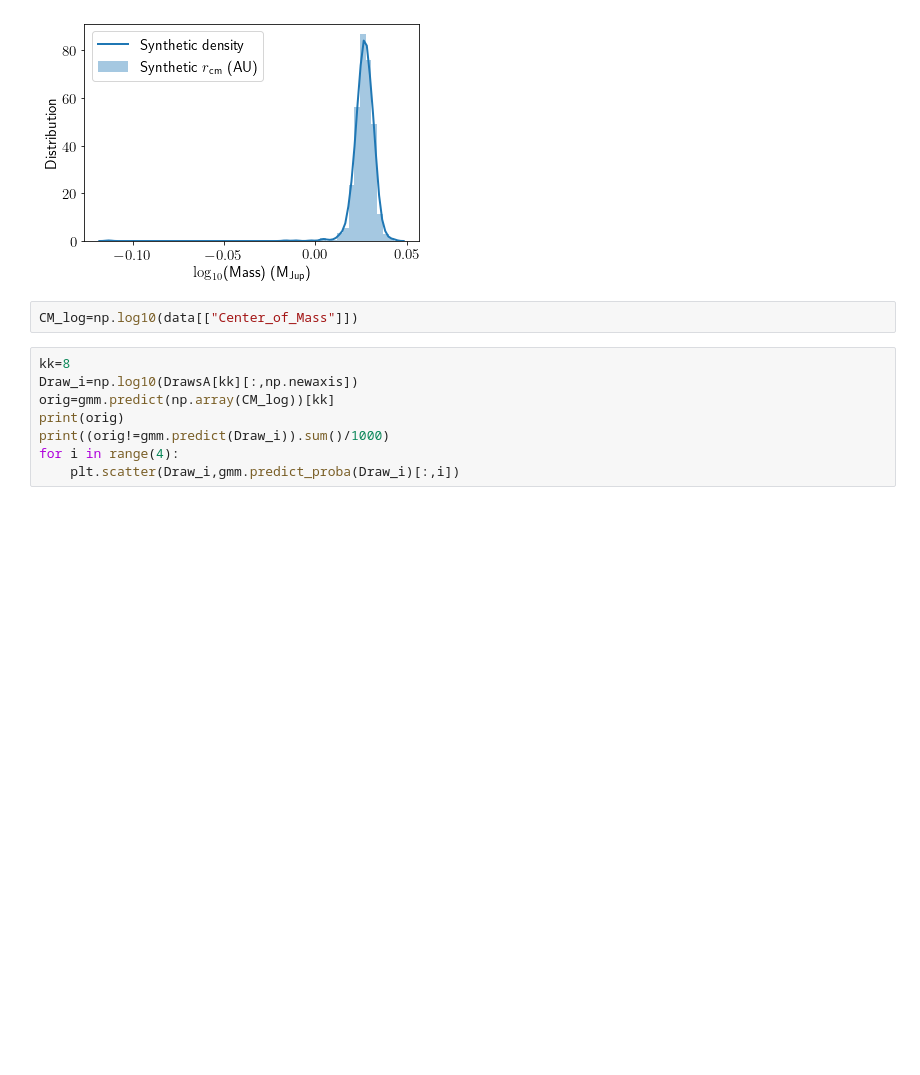
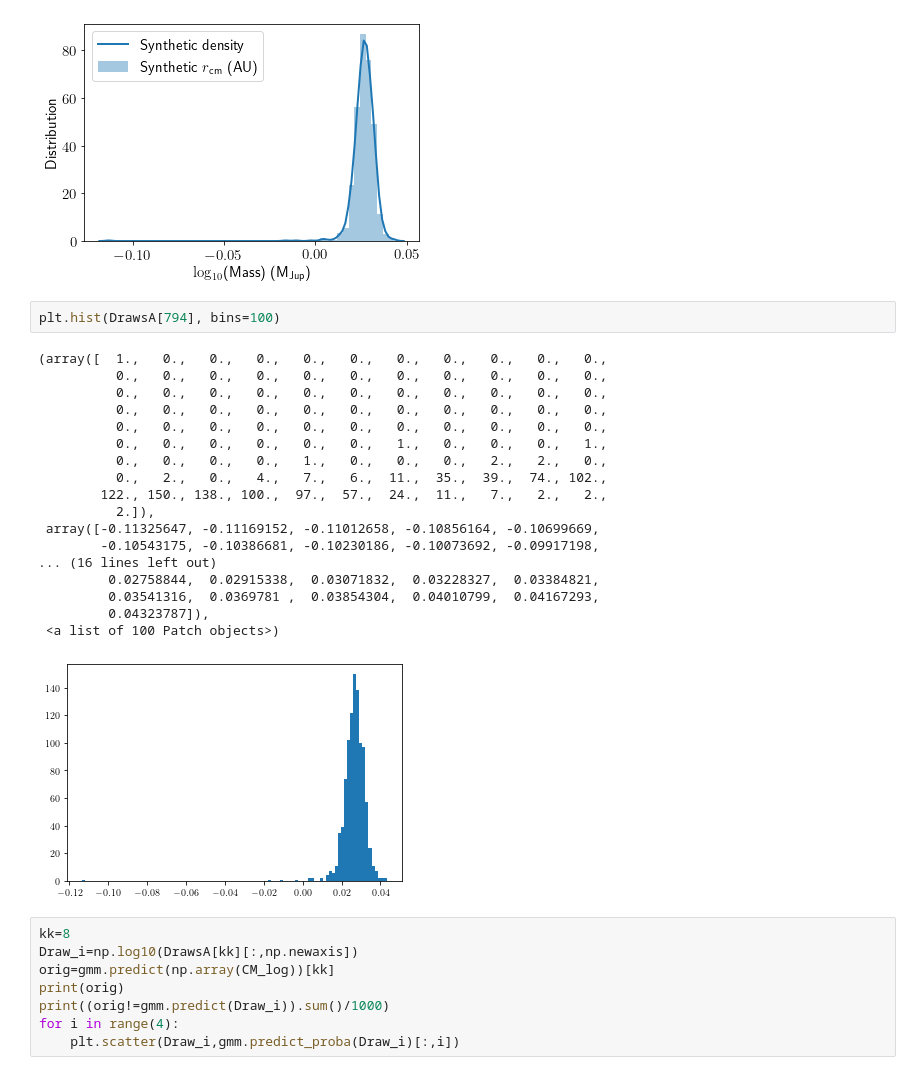
Before and after one commit to fjbautistas/Mixture_Gaussian_CM_of_Planets, a Jupyter notebook: Clasification.ipynb, the cells around one changed output. Saved outputs shown, nothing was run; the diff lists cells and outputs as text; blank space fills up the shorter version.

```diff
--- a/Clasification.ipynb
+++ b/Clasification.ipynb
@@ -933,8 +946,27 @@ ax1.legend(loc='upper left',fontsize=let);
 plt.savefig("figures/Tras_hists.pdf", bbox_inches='tight')
 # %% [output]
 [figure]
-# %%
-CM_log=np.log10(data[["Center_of_Mass"]])
+# %%
+plt.hist(DrawsA[794], bins=100)
+# %% [output]
+(array([  1.,   0.,   0.,   0.,   0.,   0.,   0.,   0.,   0.,   0.,   0.,
+          0.,   0.,   0.,   0.,   0.,   0.,   0.,   0.,   0.,   0.,   0.,
+          0.,   0.,   0.,   0.,   0.,   0.,   0.,   0.,   0.,   0.,   0.,
+          0.,   0.,   0.,   0.,   0.,   0.,   0.,   0.,   0.,   0.,   0.,
+          0.,   0.,   0.,   0.,   0.,   0.,   0.,   0.,   0.,   0.,   0.,
+          0.,   0.,   0.,   0.,   0.,   0.,   1.,   0.,   0.,   0.,   1.,
+          0.,   0.,   0.,   0.,   1.,   0.,   0.,   0.,   2.,   2.,   0.,
+          0.,   2.,   0.,   4.,   7.,   6.,  11.,  35.,  39.,  74., 102.,
+        122., 150., 138., 100.,  97.,  57.,  24.,  11.,   7.,   2.,   2.,
+          2.]),
+ array([-0.11325647, -0.11169152, -0.11012658, -0.10856164, -0.10699669,
+        -0.10543175, -0.10386681, -0.10230186, -0.10073692, -0.09917198,
+... (16 lines left out)
+         0.02758844,  0.02915338,  0.03071832,  0.03228327,  0.03384821,
+         0.03541316,  0.0369781 ,  0.03854304,  0.04010799,  0.04167293,
+         0.04323787]),
+ <a list of 100 Patch objects>)
+[figure, added]
 # %%
 kk=8
 Draw_i=np.log10(DrawsA[kk][:,np.newaxis])
```
Also changed, not shown: parts of 3 cells of this notebook.
